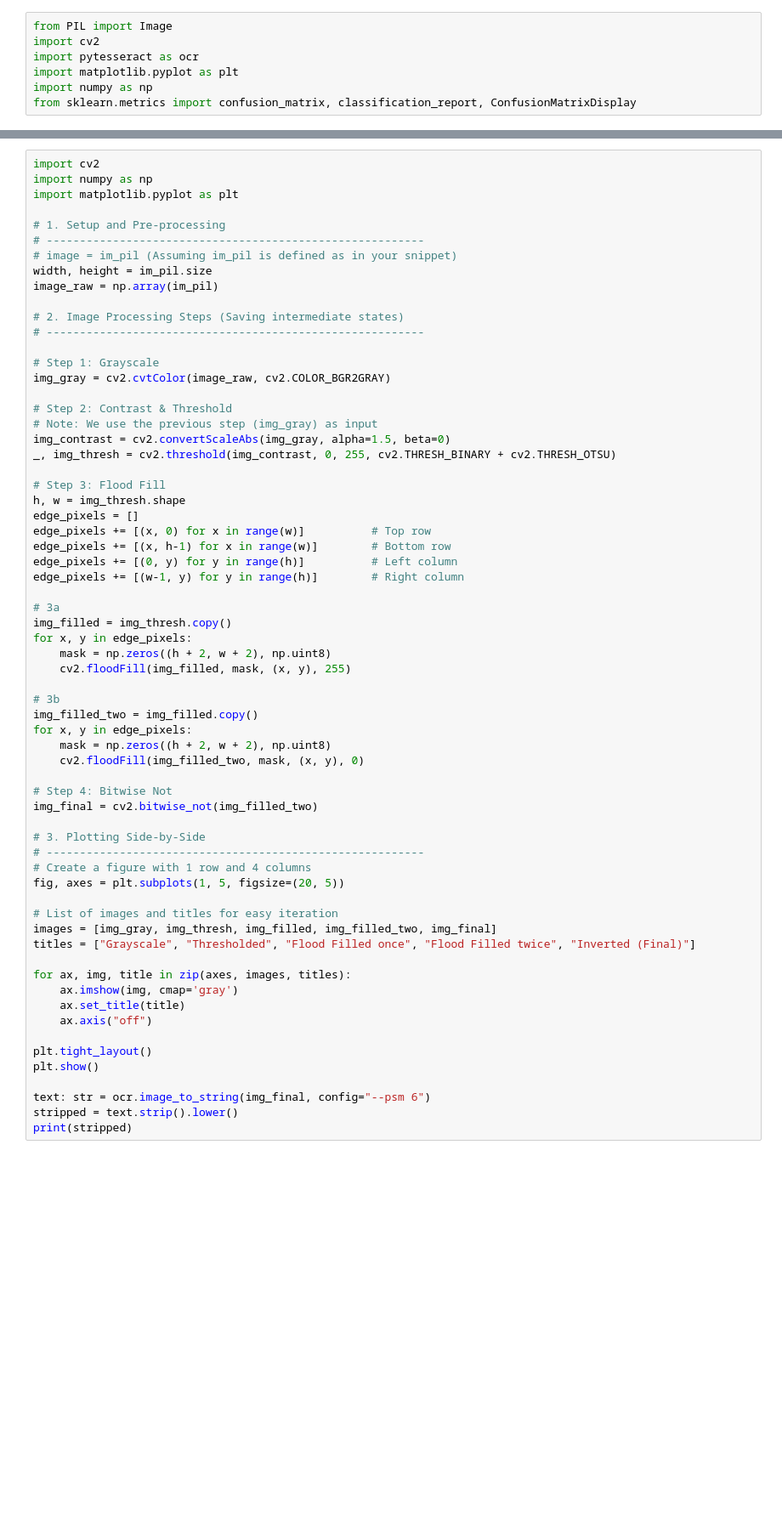
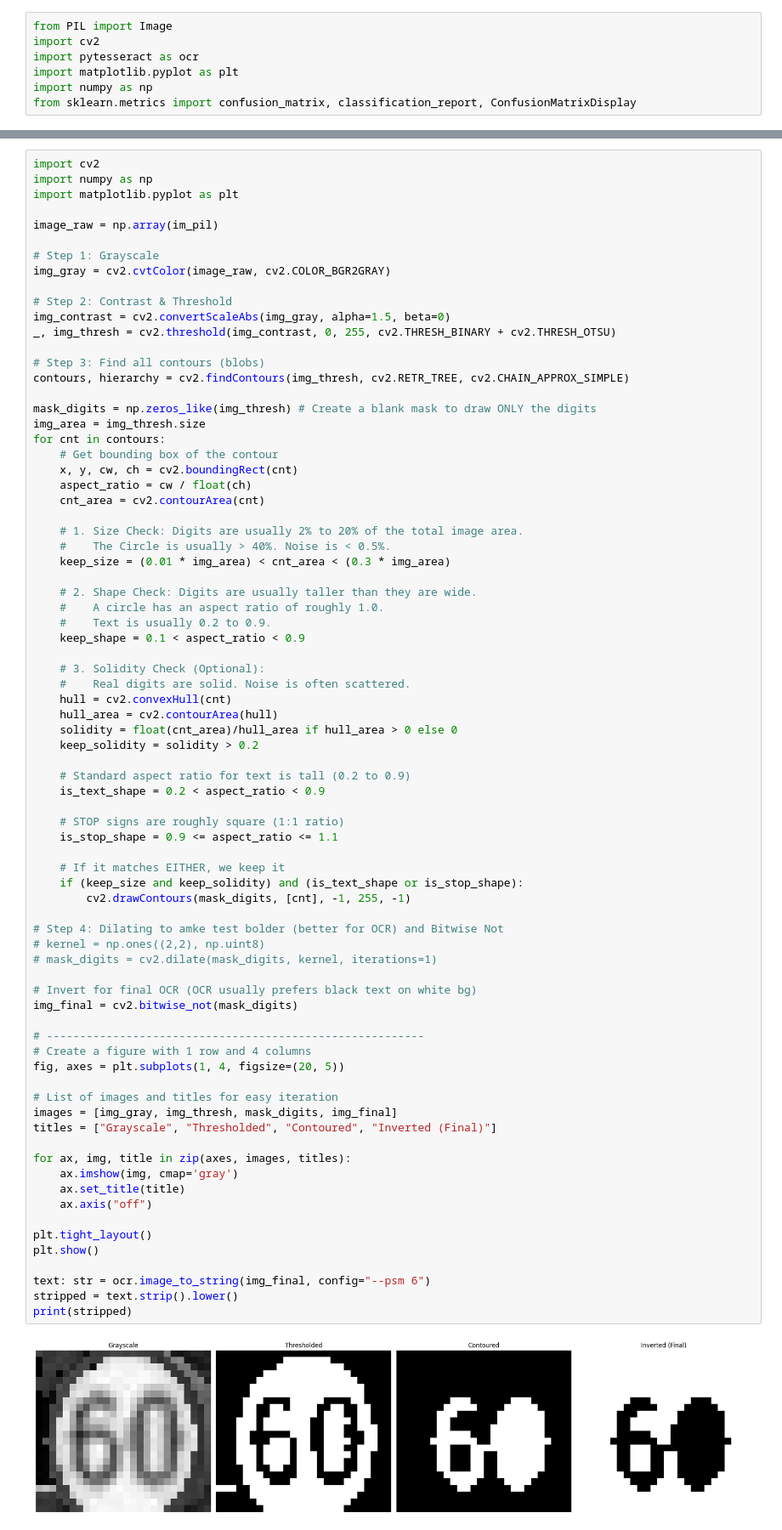
Before and after one commit to MateoVG04/DAI_Autonomous_Vehicles, a Jupyter notebook: jupyter_notebooks/speed_sign_detection.ipynb, the cells around one changed output, grey strips where cells are left out. Shown at 85% size. Cells and saved outputs as stored; diff of their text form; blank space fills up the shorter version.

Commit message:
Could not get speed sign detection working

```diff
--- a/jupyter_notebooks/speed_sign_detection.ipynb
+++ b/jupyter_notebooks/speed_sign_detection.ipynb
@@ -124,63 +126,77 @@ import cv2
 import numpy as np
 import matplotlib.pyplot as plt
 
-# 1. Setup and Pre-processing
-# ---------------------------------------------------------
-# image = im_pil (Assuming im_pil is defined as in your snippet)
-width, height = im_pil.size
 image_raw = np.array(im_pil)
-
-# 2. Image Processing Steps (Saving intermediate states)
-# ---------------------------------------------------------
 
 # Step 1: Grayscale
 img_gray = cv2.cvtColor(image_raw, cv2.COLOR_BGR2GRAY)
 
 # Step 2: Contrast & Threshold
-# Note: We use the previous step (img_gray) as input
 img_contrast = cv2.convertScaleAbs(img_gray, alpha=1.5, beta=0)
 _, img_thresh = cv2.threshold(img_contrast, 0, 255, cv2.THRESH_BINARY + cv2.THRESH_OTSU)
 
-# Step 3: Flood Fill
-h, w = img_thresh.shape
-edge_pixels = []
-edge_pixels += [(x, 0) for x in range(w)]          # Top row
-edge_pixels += [(x, h-1) for x in range(w)]        # Bottom row
-edge_pixels += [(0, y) for y in range(h)]          # Left column
-edge_pixels += [(w-1, y) for y in range(h)]        # Right column
+# Step 3: Find all contours (blobs)
+contours, hierarchy = cv2.findContours(img_thresh, cv2.RETR_TREE, cv2.CHAIN_APPROX_SIMPLE)
 
-# 3a
-img_filled = img_thresh.copy()
-for x, y in edge_pixels:
-    mask = np.zeros((h + 2, w + 2), np.uint8)
-    cv2.floodFill(img_filled, mask, (x, y), 255)
+mask_digits = np.zeros_like(img_thresh) # Create a blank mask to draw ONLY the digits
+img_area = img_thresh.size
+for cnt in contours:
+    # Get bounding box of the contour
+    x, y, cw, ch = cv2.boundingRect(cnt)
+    aspect_ratio = cw / float(ch)
+    cnt_area = cv2.contourArea(cnt)
 
-# 3b
-img_filled_two = img_filled.copy()
-for x, y in edge_pixels:
-    mask = np.zeros((h + 2, w + 2), np.uint8)
-    cv2.floodFill(img_filled_two, mask, (x, y), 0)
+    # 1. Size Check: Digits are usually 2% to 20% of the total image area.
+    #    The Circle is usually > 40%. Noise is < 0.5%.
+    keep_size = (0.01 * img_area) < cnt_area < (0.3 * img_area)
 
-# Step 4: Bitwise Not
-img_final = cv2.bitwise_not(img_filled_two)
+    # 2. Shape Check: Digits are usually taller than they are wide.
+    #    A circle has an aspect ratio of roughly 1.0.
+    #    Text is usually 0.2 to 0.9.
+    keep_shape = 0.1 < aspect_ratio < 0.9
 
-# 3. Plotting Side-by-Side
+    # 3. Solidity Check (Optional):
+    #    Real digits are solid. Noise is often scattered.
+    hull = cv2.convexHull(cnt)
+    hull_area = cv2.contourArea(hull)
+    solidity = float(cnt_area)/hull_area if hull_area > 0 else 0
+    keep_solidity = solidity > 0.2
+
+    # Standard aspect ratio for text is tall (0.2 to 0.9)
+    is_text_shape = 0.2 < aspect_ratio < 0.9
+
+    # STOP signs are roughly square (1:1 ratio)
+    is_stop_shape = 0.9 <= aspect_ratio <= 1.1
+
+    # If it matches EITHER, we keep it
+    if (keep_size and keep_solidity) and (is_text_shape or is_stop_shape):
+        cv2.drawContours(mask_digits, [cnt], -1, 255, -1)
+
+# Step 4: Dilating to amke test bolder (better for OCR) and Bitwise Not
+# kernel = np.ones((2,2), np.uint8)
+# mask_digits = cv2.dilate(mask_digits, kernel, iterations=1)
+
+# Invert for final OCR (OCR usually prefers black text on white bg)
+img_final = cv2.bitwise_not(mask_digits)
+
 # ---------------------------------------------------------
 # Create a figure with 1 row and 4 columns
-fig, axes = plt.subplots(1, 5, figsize=(20, 5))
+fig, axes = plt.subplots(1, 4, figsize=(20, 5))
 
 # List of images and titles for easy iteration
-images = [img_gray, img_thresh, img_filled, img_filled_two, img_final]
-titles = ["Grayscale", "Thresholded", "Flood Filled once", "Flood Filled twice", "Inverted (Final)"]
+images = [img_gray, img_thresh, mask_digits, img_final]
+titles = ["Grayscale", "Thresholded", "Contoured", "Inverted (Final)"]
 
 for ax, img, title in zip(axes, images, titles):
     ax.imshow(img, cmap='gray')
     ax.set_title(title)
     ax.axis("off")
 
 plt.tight_layout()
 plt.show()
 
 text: str = ocr.image_to_string(img_final, config="--psm 6")
 stripped = text.strip().lower()
 print(stripped)
+# %% [output]
+[figure, added]
```
Also changed, not shown: parts of 5 cells of this notebook.
